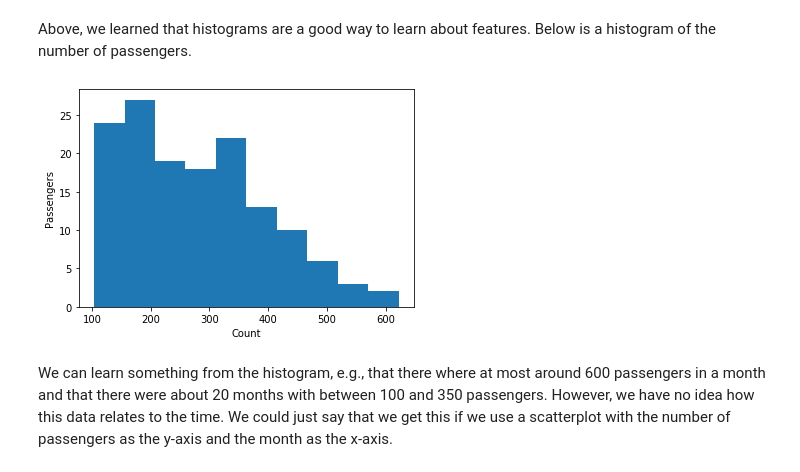
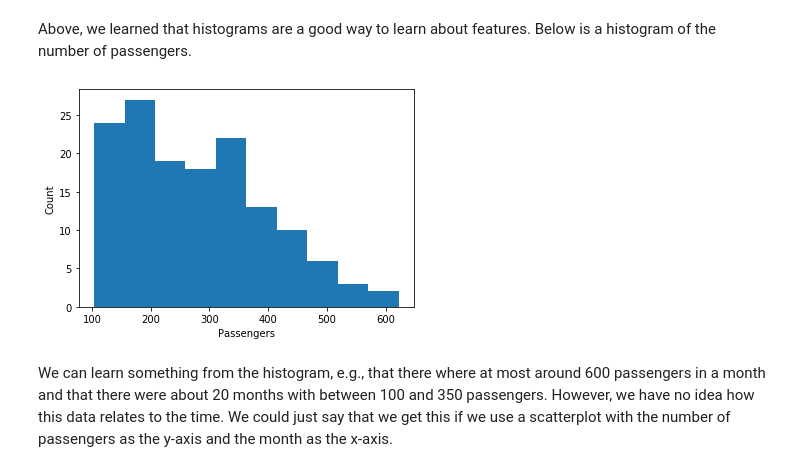
Before and after one commit to sherbold/intro-to-data-science, a Jupyter notebook: content/03_Data-Exploration.ipynb, the cells around one changed output. Drawn from its saved outputs; the diff is of its cells as text; code cells hidden in the pictures.

Commit message:
fixed axis labels of passenger data histogram (closes #11)

```diff
--- a/content/03_Data-Exploration.ipynb
+++ b/content/03_Data-Exploration.ipynb
@@ -595,13 +595,13 @@ Above, we learned that histograms are a good way to learn about features. Below
 # %%
 air_passengers_df = pd.read_csv("data/AirPassengers.csv", header = 0, parse_dates = [0], names = ['Month', 'Passengers'], index_col = 0, squeeze=True)
 
 plt.figure()
 plt.hist(air_passengers_df)
-plt.xlabel('Count')
-plt.ylabel('Passengers')
+plt.xlabel('Passengers')
+plt.ylabel('Count')
 plt.show()
 # %% [output]
-[figure, old version]
+[figure, new version]
 # %% [markdown]
 We can learn something from the histogram, e.g., that there where at most around 600 passengers in a month and that there were about 20 months with between 100 and 350 passengers. However, we have no idea how this data relates to the time. We could just say that we get this if we use a scatterplot with the number of passengers as the y-axis and the month as the x-axis.
 # %%
```
Also changed, not shown: parts of 1 cell of this notebook, 3 other files.
